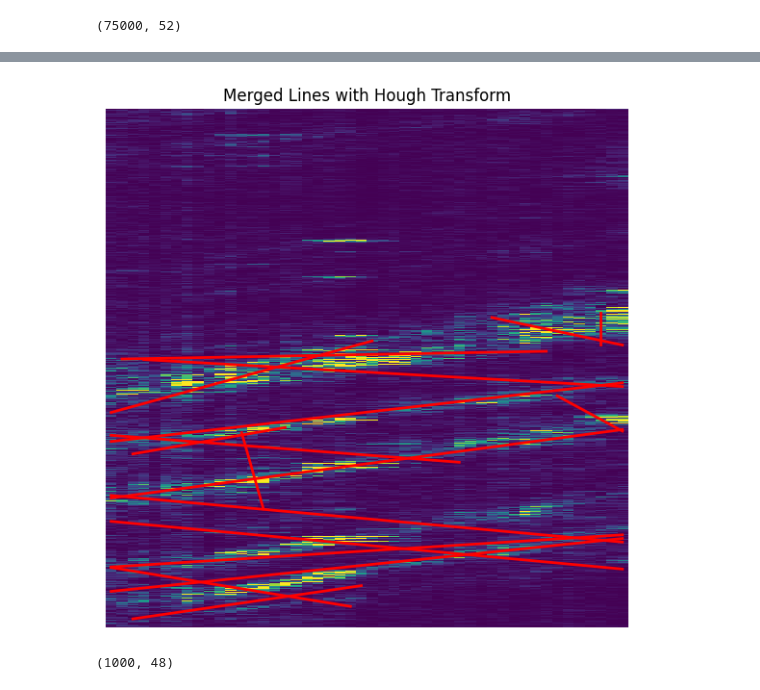
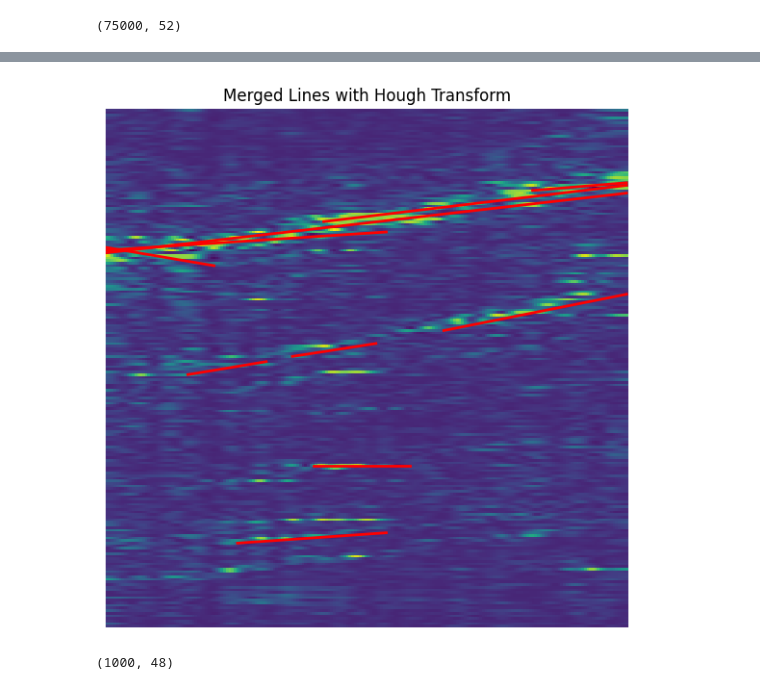
Before and after one commit to mmartyna123/ComputerVision, a Jupyter notebook: Project1/Project_MS.ipynb, the cells around one changed output, grey strips where cells are left out. Drawn from its saved outputs; the diff is of its cells as text; code cells hidden in the pictures.

Commit message:
nice hugh, 5:24, needs better merge. not all in maria. scattered lines.

```diff
--- a/Project1/Project_MS.ipynb
+++ b/Project1/Project_MS.ipynb
@@ -287,0 +461,3 @@ plot_image(edges_closed, a=3, b=6, title="edges closed")
+# %%
+edges_closed_bin = cv2.resize(edges_closed_bin, (200,200), interpolation = cv2.INTER_LANCZOS4)
+plot_image(edges_closed_bin, a=3,b=6, title="lanczos")
@@ -287,0 +466,5 @@ plot_image(edges_closed, a=3, b=6, title="edges closed")
+# %%
+
+
+lines = cv2.HoughLinesP(edges_closed_bin, rho=1, theta=np.pi / 180, threshold=7, minLineLength=30, maxLineGap=7)
+plot_image(cv2.resize(df_normalized.values, (200,200), interpolation=cv2.INTER_LANCZOS4), a=7, b= 7, lines = lines, title="Connected Lines with Hough Transform")
@@ -304,3 +484,0 @@ plot_image(img, 3, 6, title="delete small area")
-# %%
-lines = cv2.HoughLinesP(edges_dilated, rho=1, theta=np.pi / 180, threshold=5, minLineLength=50, maxLineGap=20)
-plot_image(df_normalized.values, a=7, b= 7, lines = lines, title="Connected Lines with Hough Transform")
@@ -378,7 +554,7 @@ plot_image(df_normalized.values, a=7, b= 7, lines = lines, title="Connected Line
 
 #     return selected_lines
 # %%
-def merge_lines(lines, min_distance=50, max_angle_diff=25):
+def merge_lines(lines, min_distance=30, max_angle_diff=25):
     """
     Groups lines that are close together and have similar angles, then selects
     the line with the most left and most right coordinates in each group.
@@ -437,15 +613,14 @@ def merge_lines(lines, min_distance=50, max_angle_diff=25):
 
         # Form a new line from the leftmost to the rightmost point
         selected_lines.append([[leftmost[0], leftmost[1], rightmost[0], rightmost[1]]])
-
     return selected_lines
 # %%
 merged_lines = merge_lines(lines)
 
 # Plot merged lines
-plot_image(df_orginal.values, a= 7, b= 7, lines = merged_lines, title="Merged Lines with Hough Transform")
+plot_image(cv2.resize(df_normalized.values, (200,200), interpolation=cv2.INTER_LANCZOS4), a= 7, b= 7, lines = merged_lines, title="Merged Lines with Hough Transform")
 # %% [output]
-[figure, old version]
+[figure, new version]
 # %%
 df.shape
 # %% [output]
```
Also changed, not shown: parts of 37 cells of this notebook.
